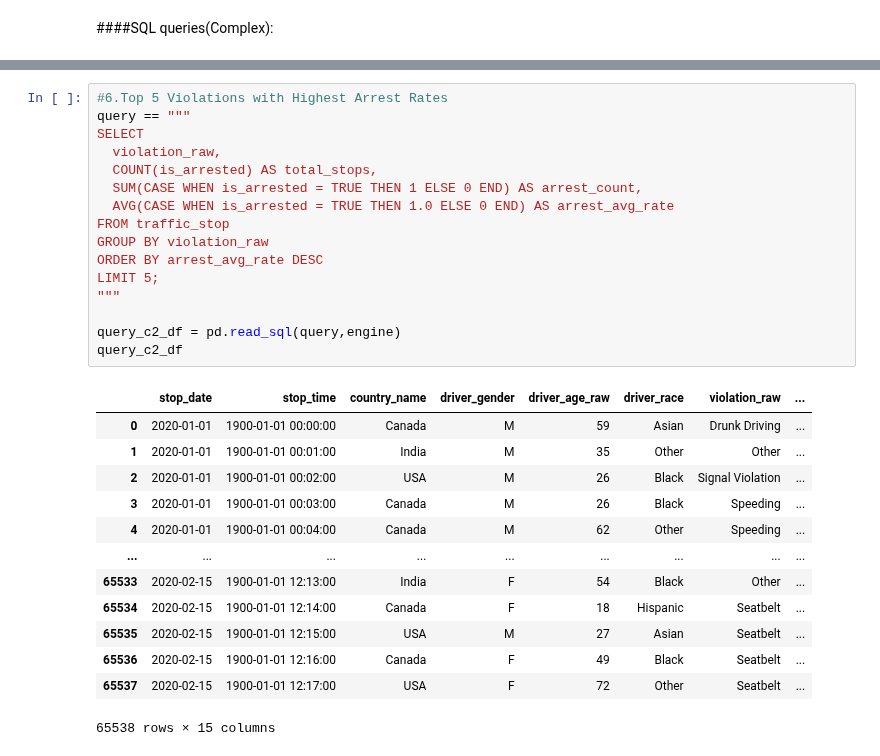
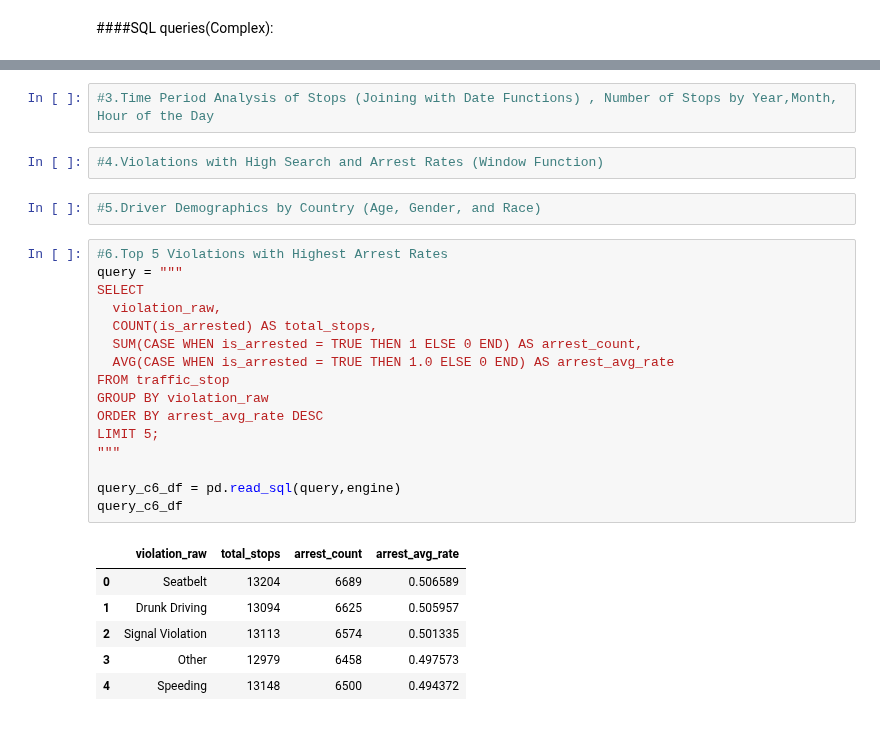
Before and after one commit to Infant-Joshva/Data-Science-learning-path, a Jupyter notebook: Mini_Project_1(Secure_check)Git/Mini_project_1(Secure_Check).ipynb, the cells around one changed output, grey strips where cells are left out. Saved outputs shown, nothing was run; the diff lists cells and outputs as text.

Commit message:
performed (complex-2nd) query for project

```diff
--- a/Mini_Project_1(Secure_check)Git/Mini_project_1(Secure_Check).ipynb
+++ b/Mini_Project_1(Secure_check)Git/Mini_project_1(Secure_Check).ipynb
@@ -609,30 +646,29 @@ query_c1_df
+# %%
+#3.Time Period Analysis of Stops (Joining with Date Functions) , Number of Stops by Year,Month, Hour of the Day
+# %%
+#4.Violations with High Search and Arrest Rates (Window Function)
+# %%
+#5.Driver Demographics by Country (Age, Gender, and Race)
 # %%
 #6.Top 5 Violations with Highest Arrest Rates
-query == """
+query = """
 SELECT
   violation_raw,
   COUNT(is_arrested) AS total_stops,
   SUM(CASE WHEN is_arrested = TRUE THEN 1 ELSE 0 END) AS arrest_count,
   AVG(CASE WHEN is_arrested = TRUE THEN 1.0 ELSE 0 END) AS arrest_avg_rate
 FROM traffic_stop
 GROUP BY violation_raw
 ORDER BY arrest_avg_rate DESC
 LIMIT 5;
 """
 
-query_c2_df = pd.read_sql(query,engine)
-query_c2_df
+query_c6_df = pd.read_sql(query,engine)
+query_c6_df
 # %% [output]
-|  | stop_date | stop_time | country_name | driver_gender | driver_age_raw | driver_race | violation_raw | ... |
-| 0 | 2020-01-01 | 1900-01-01 00:00:00 | Canada | M | 59 | Asian | Drunk Driving | ... |
-| 1 | 2020-01-01 | 1900-01-01 00:01:00 | India | M | 35 | Other | Other | ... |
-| 2 | 2020-01-01 | 1900-01-01 00:02:00 | USA | M | 26 | Black | Signal Violation | ... |
-| 3 | 2020-01-01 | 1900-01-01 00:03:00 | Canada | M | 26 | Black | Speeding | ... |
-| 4 | 2020-01-01 | 1900-01-01 00:04:00 | Canada | M | 62 | Other | Speeding | ... |
-| ... | ... | ... | ... | ... | ... | ... | ... | ... |
-| 65533 | 2020-02-15 | 1900-01-01 12:13:00 | India | F | 54 | Black | Other | ... |
-| 65534 | 2020-02-15 | 1900-01-01 12:14:00 | Canada | F | 18 | Hispanic | Seatbelt | ... |
-| 65535 | 2020-02-15 | 1900-01-01 12:15:00 | USA | M | 27 | Asian | Seatbelt | ... |
-| 65536 | 2020-02-15 | 1900-01-01 12:16:00 | Canada | F | 49 | Black | Seatbelt | ... |
-| 65537 | 2020-02-15 | 1900-01-01 12:17:00 | USA | F | 72 | Other | Seatbelt | ... |
+|  | violation_raw | total_stops | arrest_count | arrest_avg_rate |
+| 0 | Seatbelt | 13204 | 6689 | 0.506589 |
+| 1 | Drunk Driving | 13094 | 6625 | 0.505957 |
+| 2 | Signal Violation | 13113 | 6574 | 0.501335 |
+| 3 | Other | 12979 | 6458 | 0.497573 |
+| 4 | Speeding | 13148 | 6500 | 0.494372 |
-65538 rows × 15 columns
```
Also changed, not shown: parts of 3 cells of this notebook.
